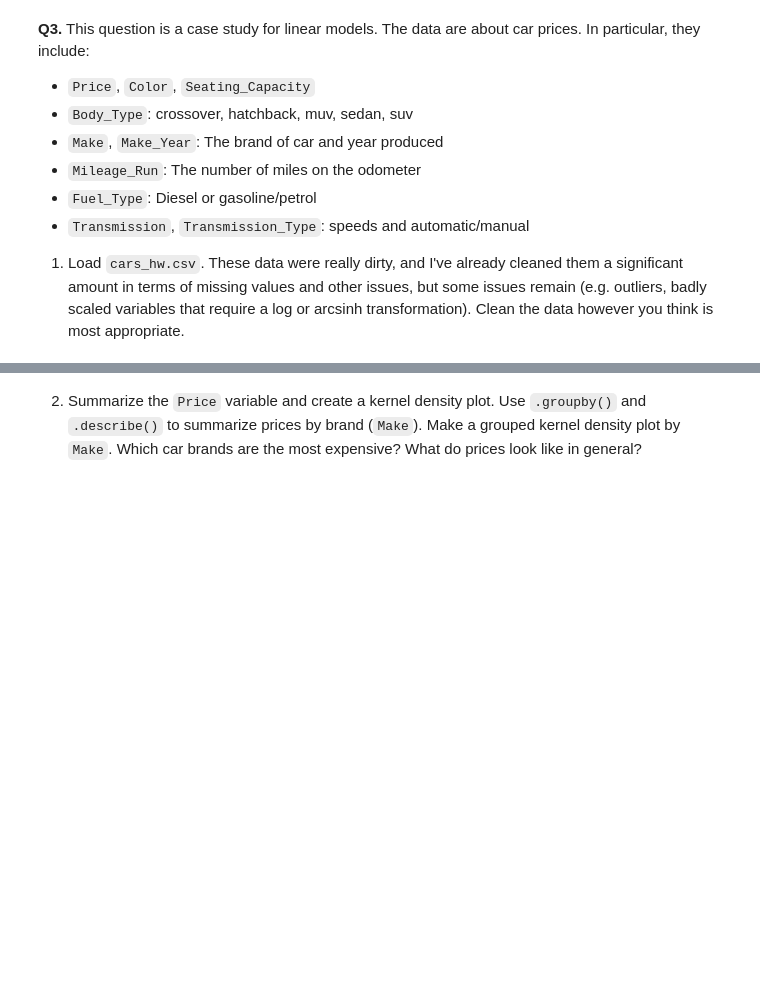
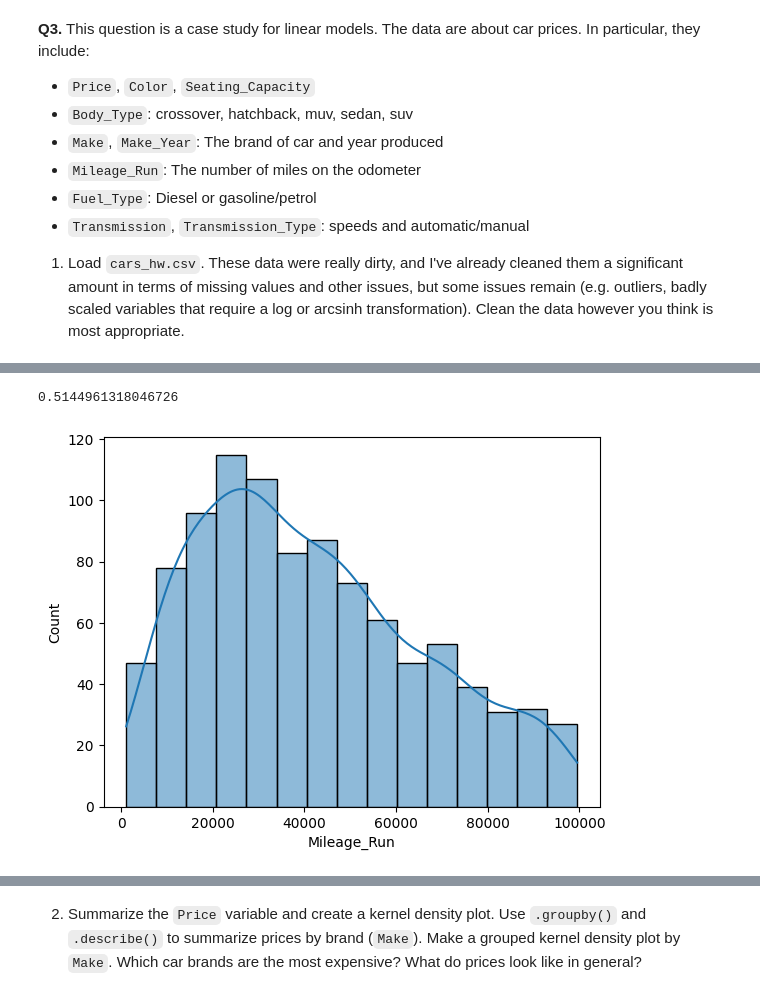
Before and after one commit to gsaunders5761/linearModels, a Jupyter notebook: assignment/assignment.ipynb, the cells around one changed output, grey strips where cells are left out. Cells and saved outputs as stored; diff of their text form; code cells hidden in the pictures; blank space fills up the shorter version.

```diff
--- a/assignment/assignment.ipynb
+++ b/assignment/assignment.ipynb
@@ -85,0 +88,6 @@ for var in num_vars:
+# %%
+sns.histplot(cp['Mileage_Run'], kde=True)
+print(cp['Mileage_Run'].skew())
+# %% [output]
+0.5144961318046726
+[figure, added]
```
Also changed, not shown: parts of 15 cells of this notebook.
